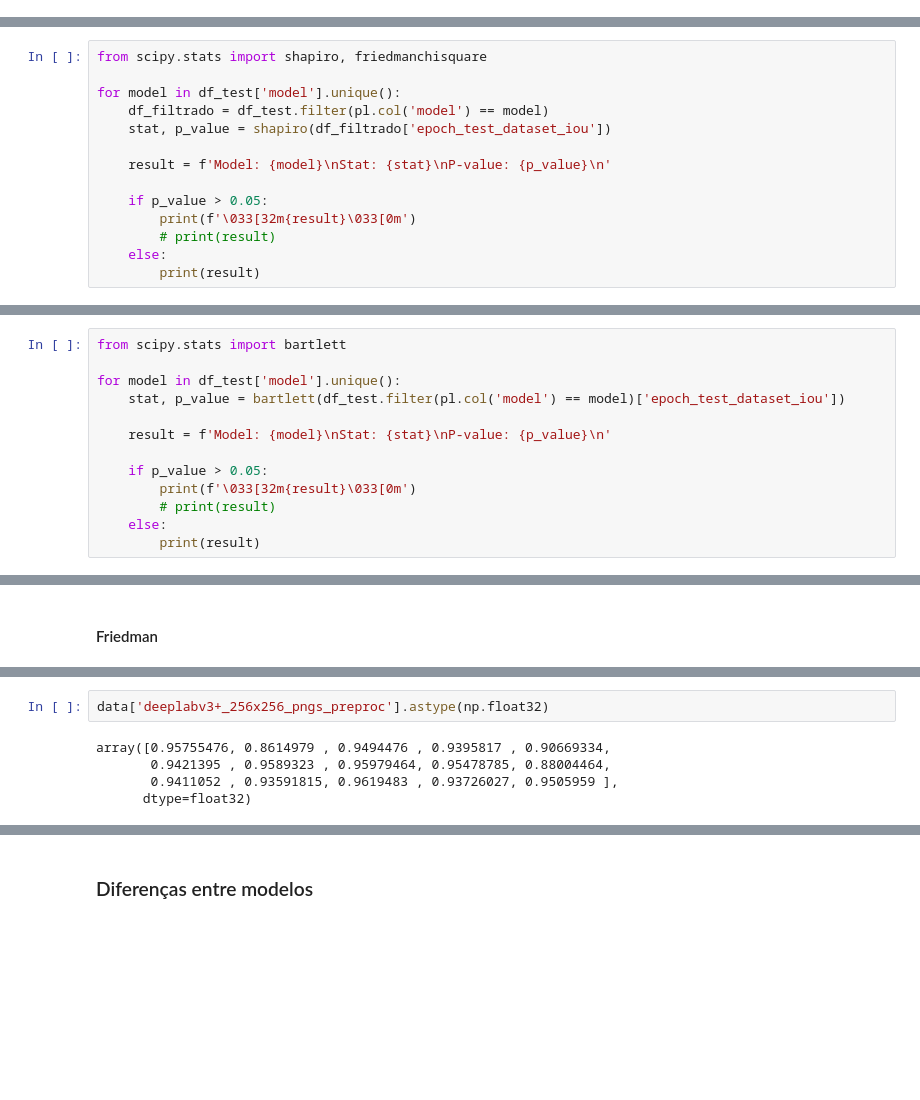
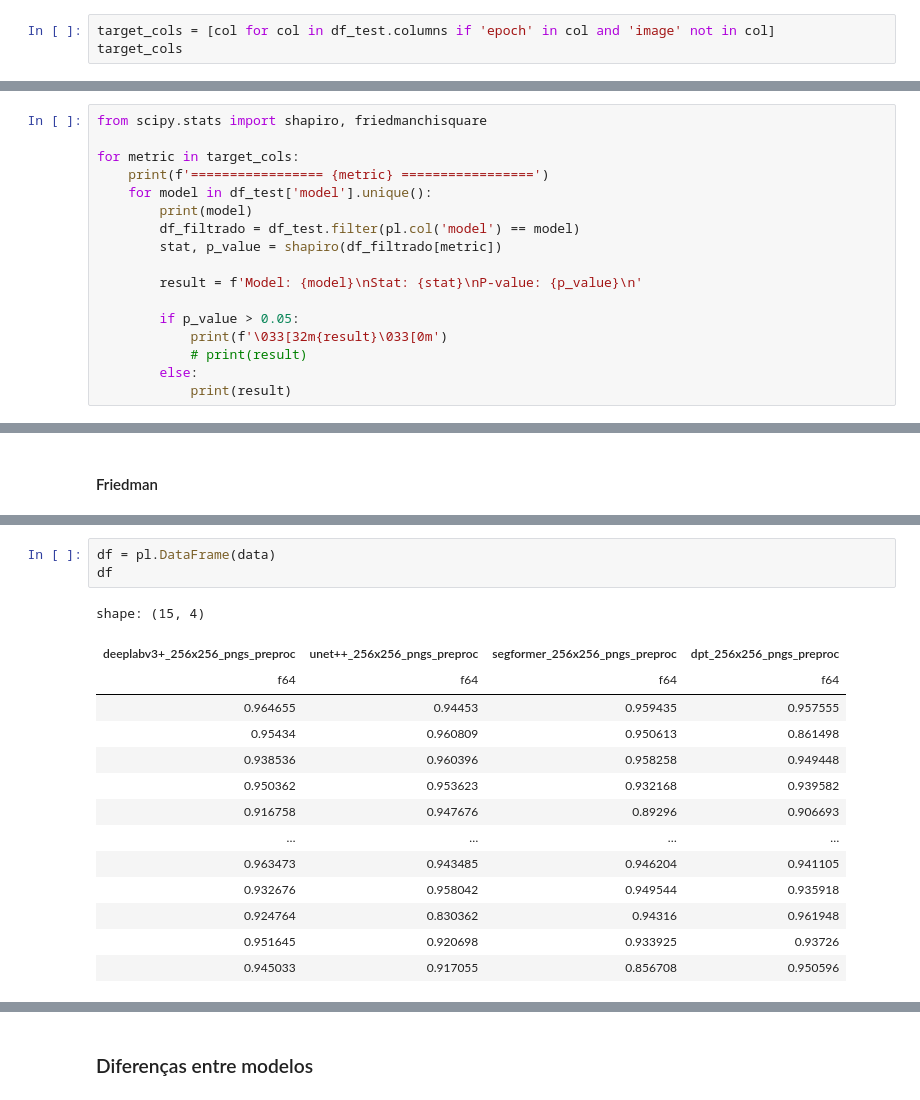
Before and after one commit to ermeson-alves/meu_tcc, a Jupyter notebook: notebooks/3- Agregação dos Resultados.ipynb, the cells around one changed output, grey strips where cells are left out. Drawn from its saved outputs; the diff is of its cells as text; blank space fills up the shorter version.

Commit message:
feat+fix: Limpa notebook nº3 e adiciona resultados para o teste de Friedman

```diff
--- a/notebooks/3- Agregação dos Resultados.ipynb
+++ b/notebooks/3- Agregação dos Resultados.ipynb
@@ -591,0 +573,3 @@ shape: (15, 9)
+# %%
+target_cols = [col for col in df_test.columns if 'epoch' in col and 'image' not in col]
+target_cols
@@ -592,15 +582,18 @@ shape: (15, 9)
 # %%
 from scipy.stats import shapiro, friedmanchisquare
 
-for model in df_test['model'].unique():
-    df_filtrado = df_test.filter(pl.col('model') == model)
-    stat, p_value = shapiro(df_filtrado['epoch_test_dataset_iou'])
+for metric in target_cols:
+    print(f'================= {metric} =================')
+    for model in df_test['model'].unique():
+        print(model)
+        df_filtrado = df_test.filter(pl.col('model') == model)
+        stat, p_value = shapiro(df_filtrado[metric])
 
-    result = f'Model: {model}\nStat: {stat}\nP-value: {p_value}\n'
+        result = f'Model: {model}\nStat: {stat}\nP-value: {p_value}\n'
 
-    if p_value > 0.05:
-        print(f'\033[32m{result}\033[0m')
-        # print(result)
-    else:
-        print(result)
+        if p_value > 0.05:
+            print(f'\033[32m{result}\033[0m')
+            # print(result)
+        else:
+            print(result)
 # %% [output]
@@ -624,13 +616,0 @@ P-value: 0.12069397994184411
-# %%
-from scipy.stats import bartlett
-
-for model in df_test['model'].unique():
-    stat, p_value = bartlett(df_test.filter(pl.col('model') == model)['epoch_test_dataset_iou'])
-
-    result = f'Model: {model}\nStat: {stat}\nP-value: {p_value}\n'
-
-    if p_value > 0.05:
-        print(f'\033[32m{result}\033[0m')
-        # print(result)
-    else:
-        print(result)
@@ -743,8 +625,19 @@ dados_teste_agrupados.columns
 # %%
-data['deeplabv3+_256x256_pngs_preproc'].astype(np.float32)
+df = pl.DataFrame(data)
+df
 # %% [output]
-array([0.95755476, 0.8614979 , 0.9494476 , 0.9395817 , 0.90669334,
-       0.9421395 , 0.9589323 , 0.95979464, 0.95478785, 0.88004464,
-       0.9411052 , 0.93591815, 0.9619483 , 0.93726027, 0.9505959 ],
-      dtype=float32)
+shape: (15, 4)
+| deeplabv3+_256x256_pngs_preproc | unet++_256x256_pngs_preproc | segformer_256x256_pngs_preproc | dpt_256x256_pngs_preproc |
+| f64 | f64 | f64 | f64 |
+| 0.964655 | 0.94453 | 0.959435 | 0.957555 |
+| 0.95434 | 0.960809 | 0.950613 | 0.861498 |
+| 0.938536 | 0.960396 | 0.958258 | 0.949448 |
+| 0.950362 | 0.953623 | 0.932168 | 0.939582 |
+| 0.916758 | 0.947676 | 0.89296 | 0.906693 |
+| … | … | … | … |
+| 0.963473 | 0.943485 | 0.946204 | 0.941105 |
+| 0.932676 | 0.958042 | 0.949544 | 0.935918 |
+| 0.924764 | 0.830362 | 0.94316 | 0.961948 |
+| 0.951645 | 0.920698 | 0.933925 | 0.93726 |
+| 0.945033 | 0.917055 | 0.856708 | 0.950596 |
 # %%
```
Also changed, not shown: parts of 23 cells of this notebook.
